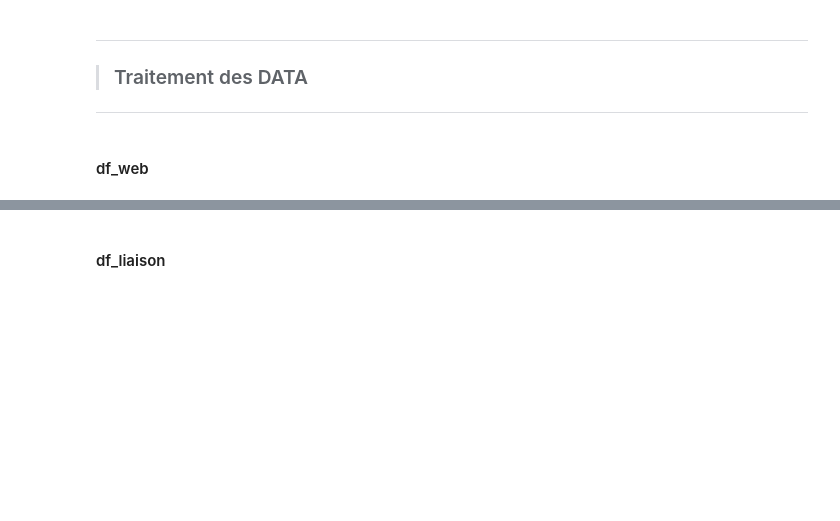
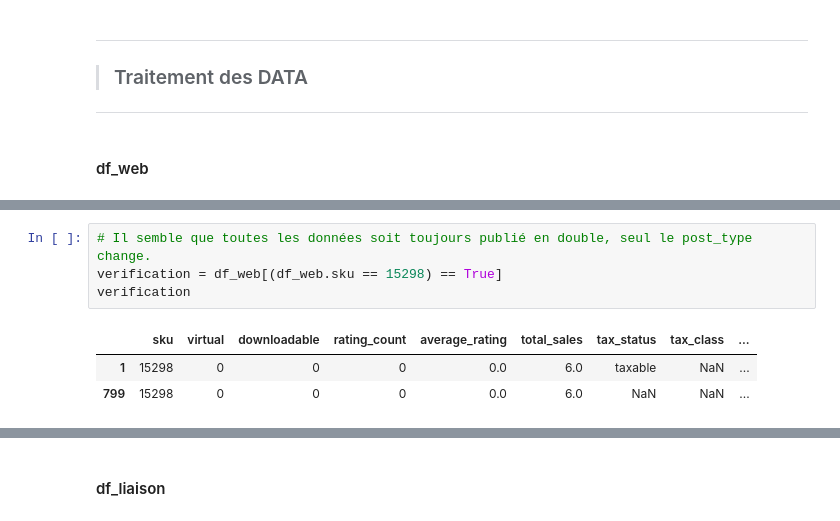
Before and after one commit to Valeeew/Data_management_of_an_online_store, a Jupyter notebook: Data_management_of_an_online_store.ipynb, the cells around one changed output, grey strips where cells are left out. Cells and saved outputs as stored; diff of their text form; blank space fills up the shorter version.

Commit message:
Update Primary Key verification & DATA corruption check

```diff
--- a/Data_management_of_an_online_store.ipynb
+++ b/Data_management_of_an_online_store.ipynb
@@ -107,2 +98,10 @@ ______________
+# %%
+# Il semble que toutes les données soit toujours publié en double, seul le post_type change.
+verification = df_web[(df_web.sku == 15298) == True]
+verification
+# %% [output]
+|  | sku | virtual | downloadable | rating_count | average_rating | total_sales | tax_status | tax_class | ... |
+| 1 | 15298 | 0 | 0 | 0 | 0.0 | 6.0 | taxable | NaN | ... |
+| 799 | 15298 | 0 | 0 | 0 | 0.0 | 6.0 | NaN | NaN | ... |
 # %%
 # Traitement des données web inutiles
```
Also changed, not shown: parts of 13 cells of this notebook.
